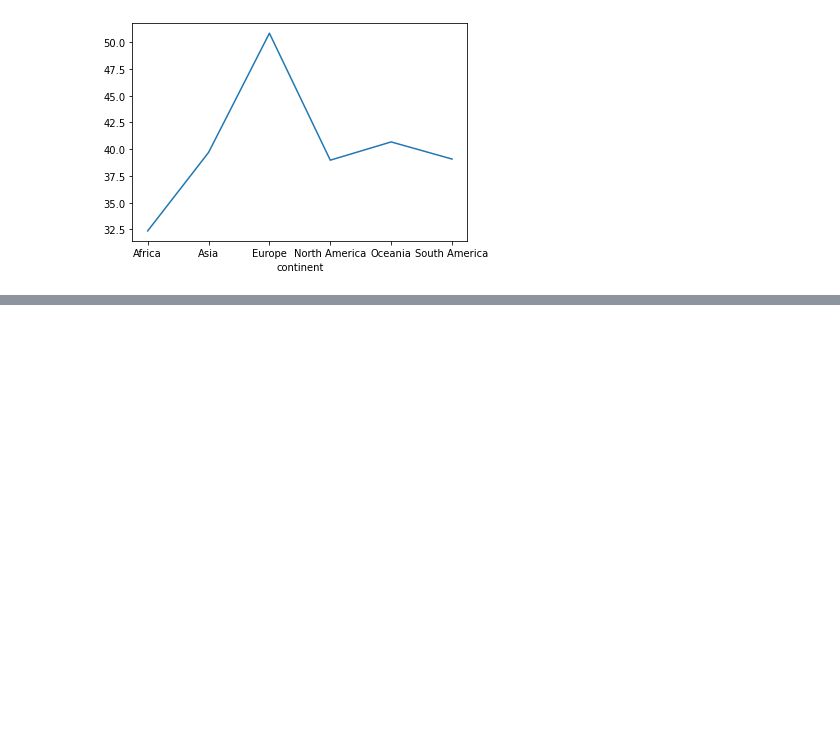
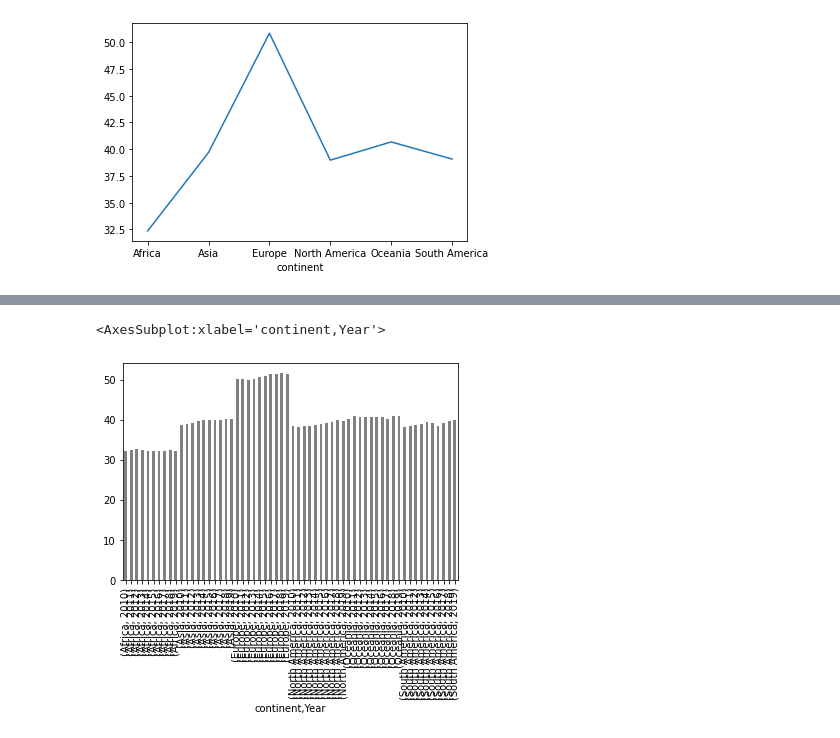
Before and after one commit to areenaarora/insects_in_diet, a Jupyter notebook: protein-per-capita.ipynb, the cells around one changed output, grey strips where cells are left out. Drawn from its saved outputs; the diff is of its cells as text; code cells hidden in the pictures; blank space fills up the shorter version.

```diff
--- a/protein-per-capita.ipynb
+++ b/protein-per-capita.ipynb
@@ -228,0 +235,5 @@ NameError: name 'df_plot' is not defined
+# %%
+df.groupby(['continent', 'Year']).Value.mean().plot(kind='bar', color='gray')
+# %% [output]
+<AxesSubplot:xlabel='continent,Year'>
+[figure, added]
```
Also changed, not shown: parts of 5 cells of this notebook.
